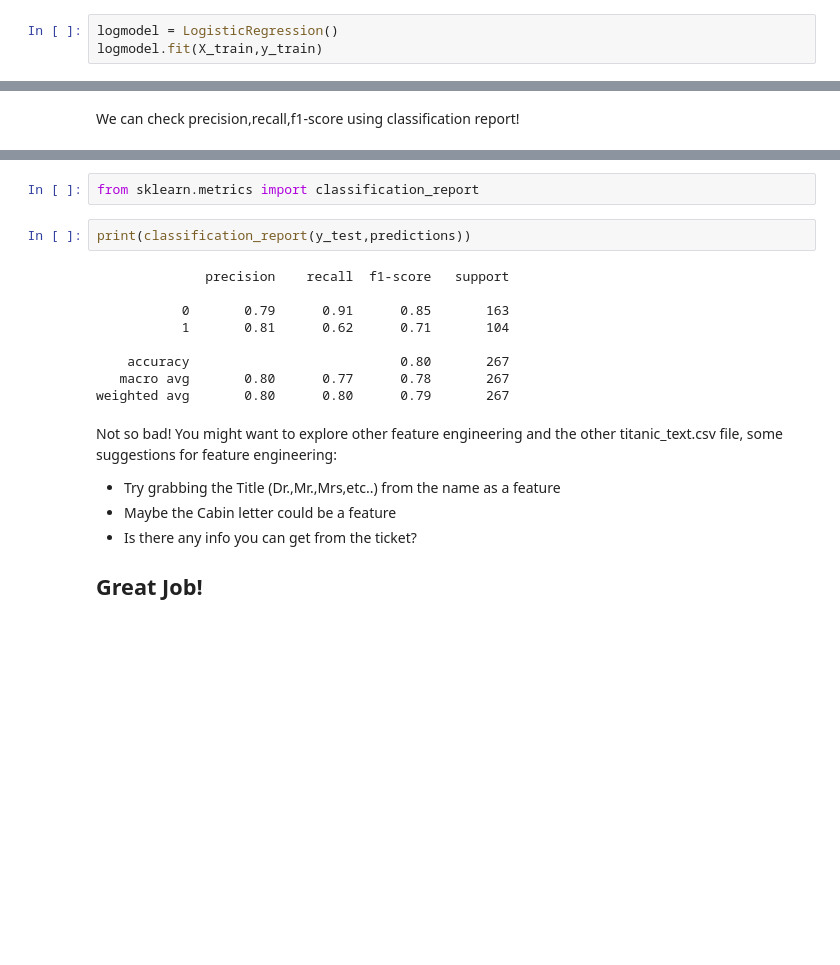
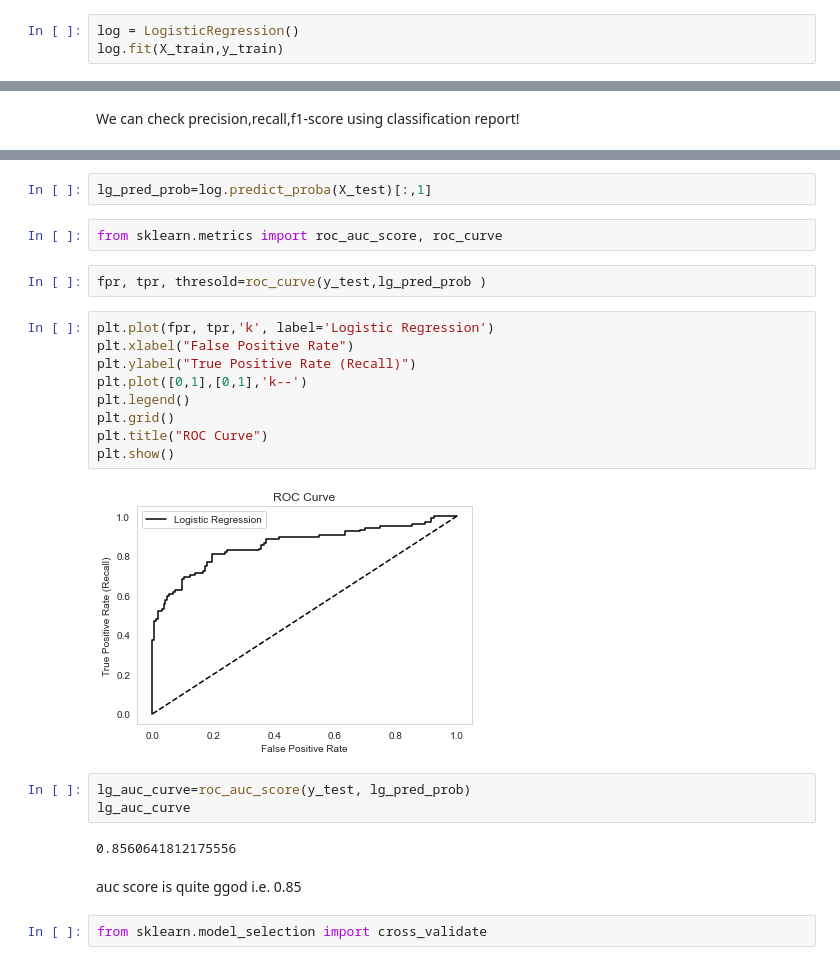
Before and after one commit to tulikajain04/Logistics-Regression, a Jupyter notebook: Titanic.ipynb, the cells around one changed output, grey strips where cells are left out. Saved outputs shown, nothing was run; the diff lists cells and outputs as text; blank space fills up the shorter version.

```diff
--- a/Titanic.ipynb
+++ b/Titanic.ipynb
@@ -216,8 +244,8 @@ X_train, X_test, y_train, y_test = train_test_split(train.drop('Survived',axis=1
 # %%
 from sklearn.linear_model import LogisticRegression
 # %%
-logmodel = LogisticRegression()
-logmodel.fit(X_train,y_train)
+log = LogisticRegression()
+log.fit(X_train,y_train)
 # %% [output]
 lbfgs failed to converge (status=1):
 STOP: TOTAL NO. of ITERATIONS REACHED LIMIT.
@@ -238,21 +327,26 @@ We can check precision,recall,f1-score using classification report!
+# %%
+lg_pred_prob=log.predict_proba(X_test)[:,1]
 # %%
-from sklearn.metrics import classification_report
+from sklearn.metrics import roc_auc_score, roc_curve
-# %%
-print(classification_report(y_test,predictions))
-# %% [output]
-              precision    recall  f1-score   support
-
-           0       0.79      0.91      0.85       163
-           1       0.81      0.62      0.71       104
-
-    accuracy                           0.80       267
-   macro avg       0.80      0.77      0.78       267
-weighted avg       0.80      0.80      0.79       267
-# %% [markdown]
-Not so bad! You might want to explore other feature engineering and the other titanic_text.csv file, some suggestions for feature engineering:
-
-* Try grabbing the Title (Dr.,Mr.,Mrs,etc..) from the name as a feature
-* Maybe the Cabin letter could be a feature
-* Is there any info you can get from the ticket?
-
-## Great Job!
+# %%
+fpr, tpr, thresold=roc_curve(y_test,lg_pred_prob )
+# %%
+plt.plot(fpr, tpr,'k', label='Logistic Regression')
+plt.xlabel("False Positive Rate")
+plt.ylabel("True Positive Rate (Recall)")
+plt.plot([0,1],[0,1],'k--')
+plt.legend()
+plt.grid()
+plt.title("ROC Curve")
+plt.show()
+# %% [output]
+[figure, added]
+# %%
+lg_auc_curve=roc_auc_score(y_test, lg_pred_prob)
+lg_auc_curve
+# %% [output]
+0.8560641812175556
+# %% [markdown]
+auc score is quite ggod i.e. 0.85
+# %%
+from sklearn.model_selection import cross_validate
```
Also changed, not shown: parts of 37 cells of this notebook.
